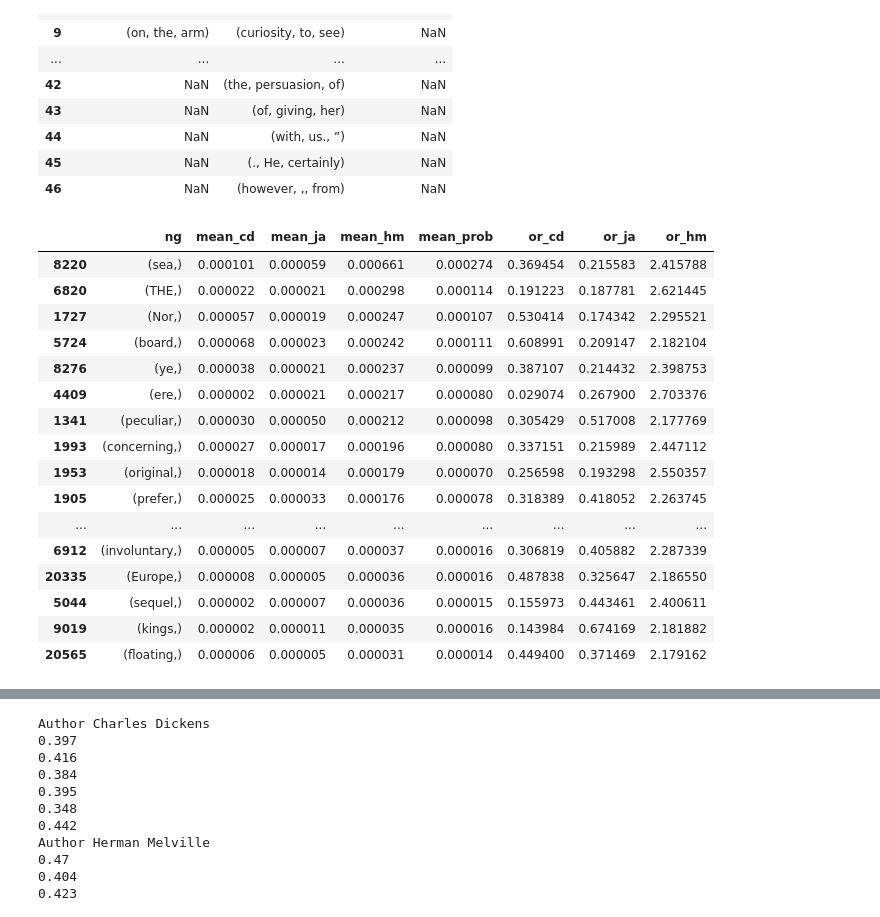
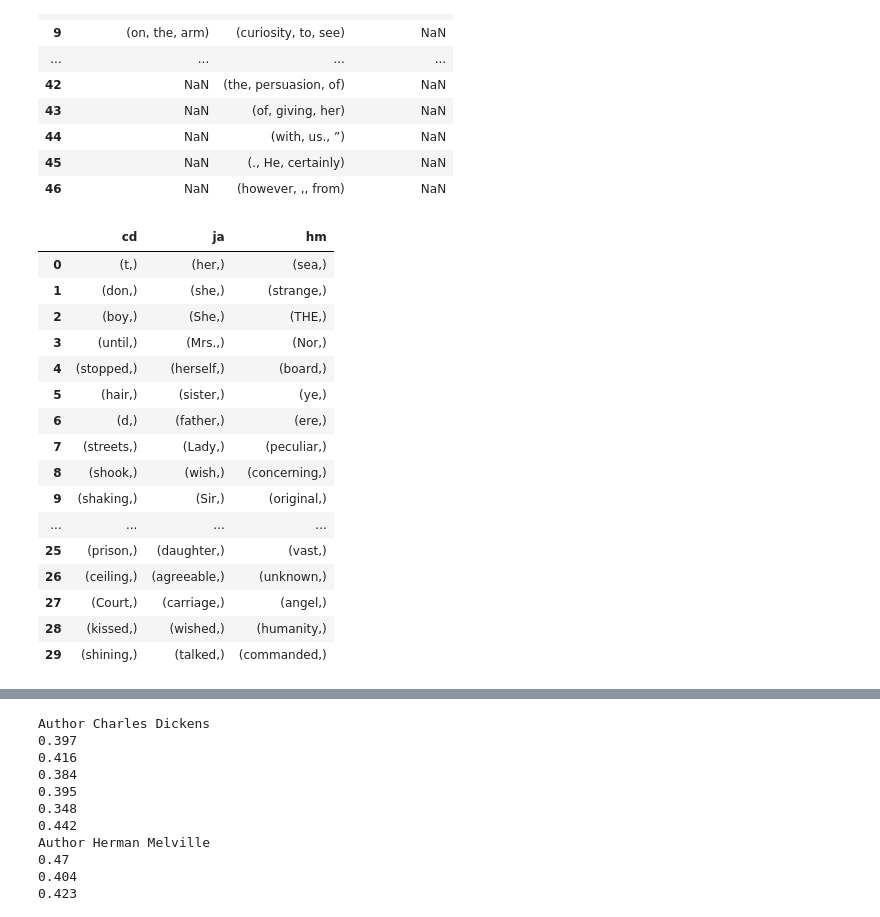
Before and after one commit to accuracy-eminent/writing_style_detection, a Jupyter notebook: eda.ipynb, the cells around one changed output, grey strips where cells are left out. Cells and saved outputs as stored; diff of their text form; code cells hidden in the pictures.

```diff
--- a/eda.ipynb
+++ b/eda.ipynb
@@ -239,33 +239,42 @@ for n in range(1, 4):
 | 45 | NaN | (., He, certainly) | NaN |
 | 46 | NaN | (however, ,, from) | NaN |
 # %%
-# Which ngrams are more probable than others by author?
-grams = (
-    author_ngs_combined_all[1]
-    .query('all_cd or all_hm or all_ja')
-    .filter(['ng','mean_cd','mean_ja','mean_hm'])
-    .assign(mean_prob=lambda x: (x.mean_cd + x.mean_ja + x.mean_hm)/3)
-)
-# Calculate odds ratio of the odds of an ngram in one author's book compared to the mean
-odds=lambda x: x / (1 - x)
-for author in ['cd','ja','hm']:
-    grams[f'or_{author}'] = odds(grams[f'mean_{author}']) / odds(grams['mean_prob'])
-grams.sort_values('or_hm',key=abs,ascending=False).head(50).sort_values('mean_hm', ascending=False)
+# Get ngrams that occur in all an author's work and have the highest odds ratio compared to the others
+def get_likely_ngrams(author_ngs_combined):
+    # Which ngrams are more probable than others by author?
+    grams = (
+        author_ngs_combined
+        .query('all_cd or all_hm or all_ja')
+        .filter(['ng','mean_cd','mean_ja','mean_hm'])
+        .assign(mean_prob=lambda x: (x.mean_cd + x.mean_ja + x.mean_hm)/3)
+    )
+    # Calculate odds ratio of the odds of an ngram in one author's book compared to the mean
+    likely_ngs = {}
+    odds=lambda x: x / (1 - x)
+    for author in ['cd','ja','hm']:
+        grams[f'or_{author}'] = odds(grams[f'mean_{author}']) / odds(grams['mean_prob'])
+        ngs = grams.sort_values(f'or_{author}', ascending=False).head(200).sort_values(f'mean_{author}').head(30)
+        ngs = grams.query(f'or_{author} > 2').sort_values(f'mean_{author}', ascending=False).head(30)
+        likely_ngs[f'{author}'] = pd.Series(ngs.ng.tolist())
+    return pd.DataFrame(likely_ngs)
+
+for n in range(1, 4):
+    display(get_likely_ngrams(author_ngs_combined_all[n]))
 # %% [output]
-|  | ng | mean_cd | mean_ja | mean_hm | mean_prob | or_cd | or_ja | or_hm |
-| 8220 | (sea,) | 0.000101 | 0.000059 | 0.000661 | 0.000274 | 0.369454 | 0.215583 | 2.415788 |
-| 6820 | (THE,) | 0.000022 | 0.000021 | 0.000298 | 0.000114 | 0.191223 | 0.187781 | 2.621445 |
-| 1727 | (Nor,) | 0.000057 | 0.000019 | 0.000247 | 0.000107 | 0.530414 | 0.174342 | 2.295521 |
-| 5724 | (board,) | 0.000068 | 0.000023 | 0.000242 | 0.000111 | 0.608991 | 0.209147 | 2.182104 |
-| 8276 | (ye,) | 0.000038 | 0.000021 | 0.000237 | 0.000099 | 0.387107 | 0.214432 | 2.398753 |
-| 4409 | (ere,) | 0.000002 | 0.000021 | 0.000217 | 0.000080 | 0.029074 | 0.267900 | 2.703376 |
-| 1341 | (peculiar,) | 0.000030 | 0.000050 | 0.000212 | 0.000098 | 0.305429 | 0.517008 | 2.177769 |
-| 1993 | (concerning,) | 0.000027 | 0.000017 | 0.000196 | 0.000080 | 0.337151 | 0.215989 | 2.447112 |
-| 1953 | (original,) | 0.000018 | 0.000014 | 0.000179 | 0.000070 | 0.256598 | 0.193298 | 2.550357 |
-| 1905 | (prefer,) | 0.000025 | 0.000033 | 0.000176 | 0.000078 | 0.318389 | 0.418052 | 2.263745 |
-| ... | ... | ... | ... | ... | ... | ... | ... | ... |
-| 6912 | (involuntary,) | 0.000005 | 0.000007 | 0.000037 | 0.000016 | 0.306819 | 0.405882 | 2.287339 |
-| 20335 | (Europe,) | 0.000008 | 0.000005 | 0.000036 | 0.000016 | 0.487838 | 0.325647 | 2.186550 |
-| 5044 | (sequel,) | 0.000002 | 0.000007 | 0.000036 | 0.000015 | 0.155973 | 0.443461 | 2.400611 |
-| 9019 | (kings,) | 0.000002 | 0.000011 | 0.000035 | 0.000016 | 0.143984 | 0.674169 | 2.181882 |
-| 20565 | (floating,) | 0.000006 | 0.000005 | 0.000031 | 0.000014 | 0.449400 | 0.371469 | 2.179162 |
+|  | cd | ja | hm |
+| 0 | (t,) | (her,) | (sea,) |
+| 1 | (don,) | (she,) | (strange,) |
+| 2 | (boy,) | (She,) | (THE,) |
+| 3 | (until,) | (Mrs.,) | (Nor,) |
+| 4 | (stopped,) | (herself,) | (board,) |
+| 5 | (hair,) | (sister,) | (ye,) |
+| 6 | (d,) | (father,) | (ere,) |
+| 7 | (streets,) | (Lady,) | (peculiar,) |
+| 8 | (shook,) | (wish,) | (concerning,) |
+| 9 | (shaking,) | (Sir,) | (original,) |
+| ... | ... | ... | ... |
+| 25 | (prison,) | (daughter,) | (vast,) |
+| 26 | (ceiling,) | (agreeable,) | (unknown,) |
+| 27 | (Court,) | (carriage,) | (angel,) |
+| 28 | (kissed,) | (wished,) | (humanity,) |
+| 29 | (shining,) | (talked,) | (commanded,) |
```
Also changed, not shown: parts of 3 cells of this notebook, 1 other file.
